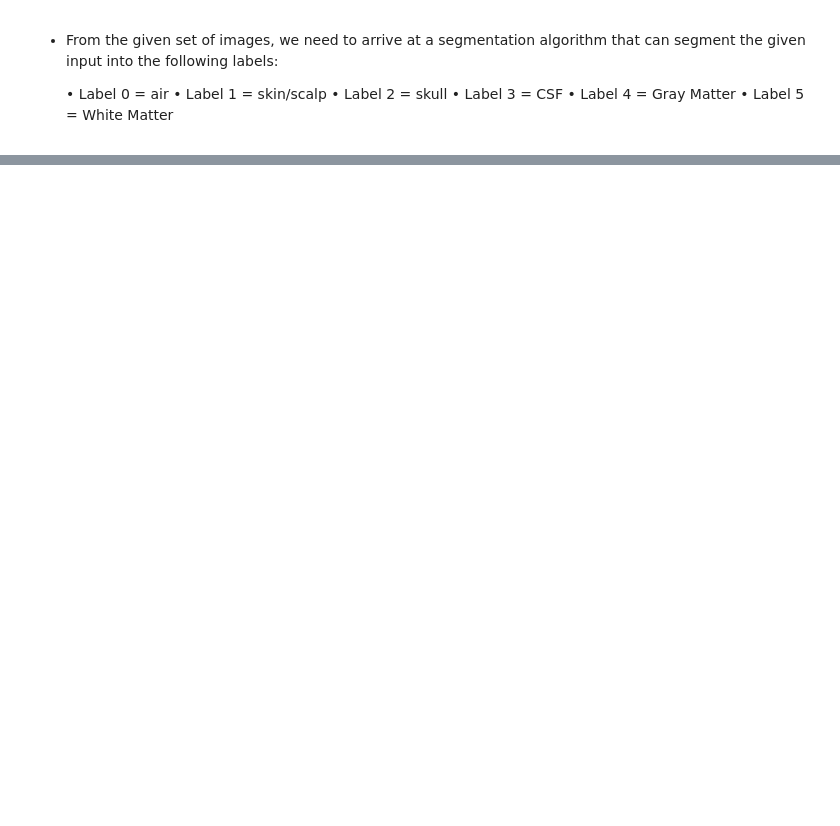
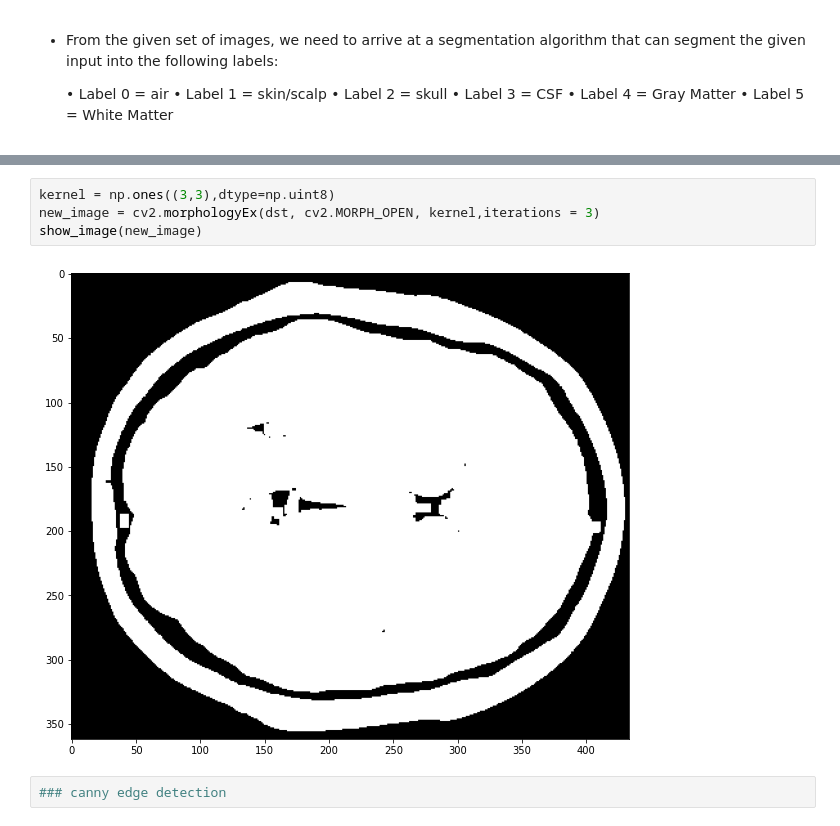
Before and after one commit to Sreekiranar/bham_cvcw, a Jupyter notebook: SXA1508_Computer_Vision_Course_work.ipynb, the cells around one changed output, grey strips where cells are left out. Saved outputs shown, nothing was run; the diff lists cells and outputs as text; blank space fills up the shorter version.

```diff
--- a/SXA1508_Computer_Vision_Course_work.ipynb
+++ b/SXA1508_Computer_Vision_Course_work.ipynb
@@ -90,0 +118,8 @@ show_image(dst)
+# %%
+kernel = np.ones((3,3),dtype=np.uint8)
+new_image = cv2.morphologyEx(dst, cv2.MORPH_OPEN, kernel,iterations = 3)
+show_image(new_image)
+# %% [output]
+[figure, added]
+# %%
+### canny edge detection
```
Also changed, not shown: parts of 25 cells of this notebook.
